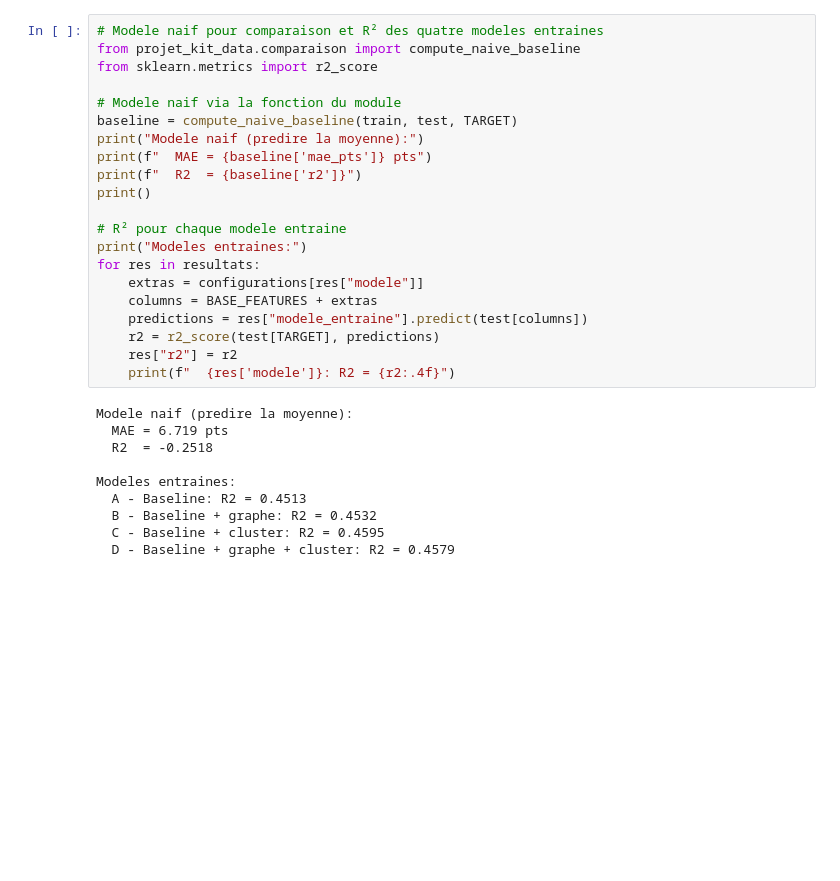
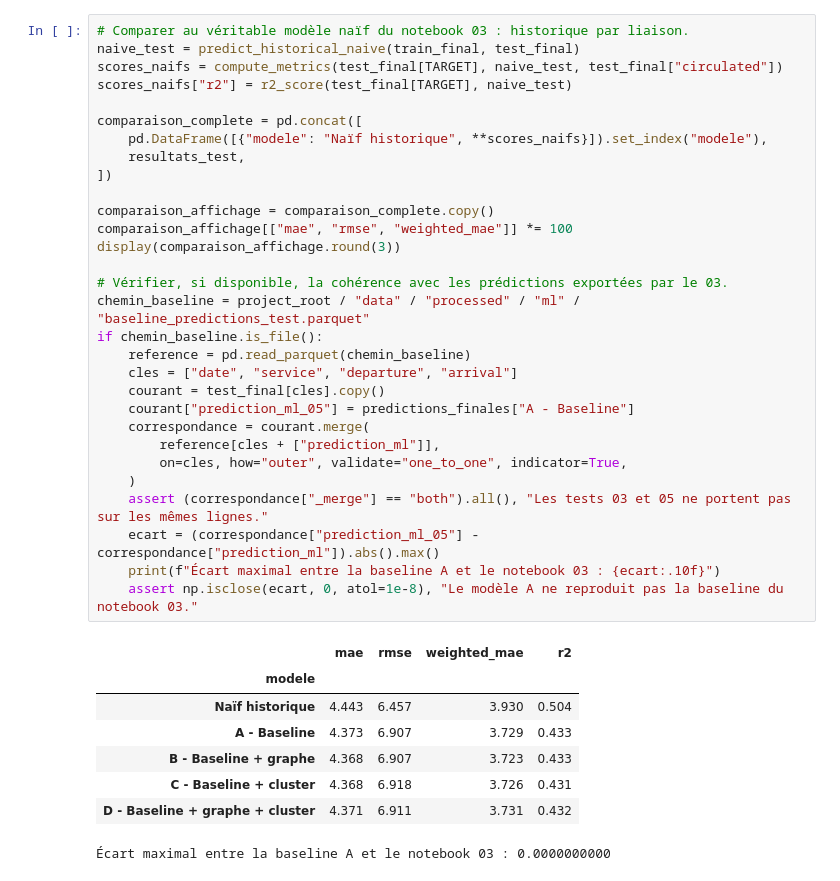
Before and after one commit to husseindakroube/IADATA701-PROJET, a Jupyter notebook: notebooks/05_ml_comparaison.ipynb, the cells around one changed output. Cells and saved outputs as stored; diff of their text form; blank space fills up the shorter version.

```diff
--- a/notebooks/05_ml_comparaison.ipynb
+++ b/notebooks/05_ml_comparaison.ipynb
@@ -231,32 +289,40 @@ plt.show()
 # %%
-# Modele naif pour comparaison et R² des quatre modeles entraines
-from projet_kit_data.comparaison import compute_naive_baseline
-from sklearn.metrics import r2_score
+# Comparer au véritable modèle naïf du notebook 03 : historique par liaison.
+naive_test = predict_historical_naive(train_final, test_final)
+scores_naifs = compute_metrics(test_final[TARGET], naive_test, test_final["circulated"])
+scores_naifs["r2"] = r2_score(test_final[TARGET], naive_test)
 
-# Modele naif via la fonction du module
-baseline = compute_naive_baseline(train, test, TARGET)
-print("Modele naif (predire la moyenne):")
-print(f"  MAE = {baseline['mae_pts']} pts")
-print(f"  R2  = {baseline['r2']}")
-print()
+comparaison_complete = pd.concat([
+    pd.DataFrame([{"modele": "Naïf historique", **scores_naifs}]).set_index("modele"),
+    resultats_test,
+])
 
-# R² pour chaque modele entraine
-print("Modeles entraines:")
-for res in resultats:
-    extras = configurations[res["modele"]]
-    columns = BASE_FEATURES + extras
-    predictions = res["modele_entraine"].predict(test[columns])
-    r2 = r2_score(test[TARGET], predictions)
-    res["r2"] = r2
-    print(f"  {res['modele']}: R2 = {r2:.4f}")
+comparaison_affichage = comparaison_complete.copy()
+comparaison_affichage[["mae", "rmse", "weighted_mae"]] *= 100
+display(comparaison_affichage.round(3))
+
+# Vérifier, si disponible, la cohérence avec les prédictions exportées par le 03.
+chemin_baseline = project_root / "data" / "processed" / "ml" / "baseline_predictions_test.parquet"
+if chemin_baseline.is_file():
+    reference = pd.read_parquet(chemin_baseline)
+    cles = ["date", "service", "departure", "arrival"]
+    courant = test_final[cles].copy()
+    courant["prediction_ml_05"] = predictions_finales["A - Baseline"]
+    correspondance = courant.merge(
+        reference[cles + ["prediction_ml"]],
+        on=cles, how="outer", validate="one_to_one", indicator=True,
+    )
+    assert (correspondance["_merge"] == "both").all(), "Les tests 03 et 05 ne portent pas sur les mêmes lignes."
+    ecart = (correspondance["prediction_ml_05"] - correspondance["prediction_ml"]).abs().max()
+    print(f"Écart maximal entre la baseline A et le notebook 03 : {ecart:.10f}")
+    assert np.isclose(ecart, 0, atol=1e-8), "Le modèle A ne reproduit pas la baseline du notebook 03."
 # %% [output]
+|  | mae | rmse | weighted_mae | r2 |
+| modele |  |  |  |  |
+| Naïf historique | 4.443 | 6.457 | 3.930 | 0.504 |
+| A - Baseline | 4.373 | 6.907 | 3.729 | 0.433 |
+| B - Baseline + graphe | 4.368 | 6.907 | 3.723 | 0.433 |
+| C - Baseline + cluster | 4.368 | 6.918 | 3.726 | 0.431 |
+| D - Baseline + graphe + cluster | 4.371 | 6.911 | 3.731 | 0.432 |
-Modele naif (predire la moyenne):
-  MAE = 6.719 pts
-  R2  = -0.2518
-
-Modeles entraines:
-  A - Baseline: R2 = 0.4513
-  B - Baseline + graphe: R2 = 0.4532
-  C - Baseline + cluster: R2 = 0.4595
-  D - Baseline + graphe + cluster: R2 = 0.4579
+Écart maximal entre la baseline A et le notebook 03 : 0.0000000000
 # %% [markdown]
```
Also changed, not shown: parts of 17 cells of this notebook, 3 other files.
